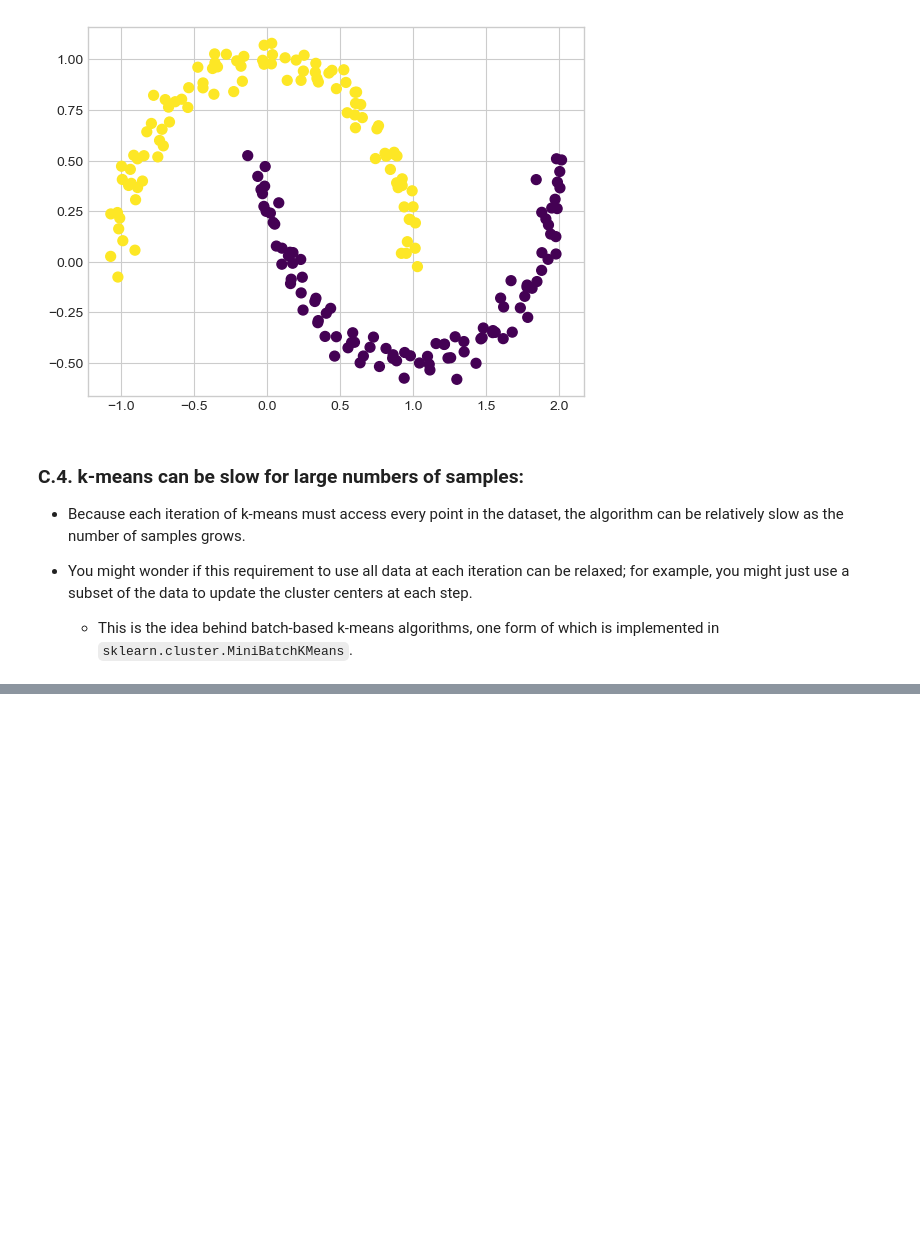
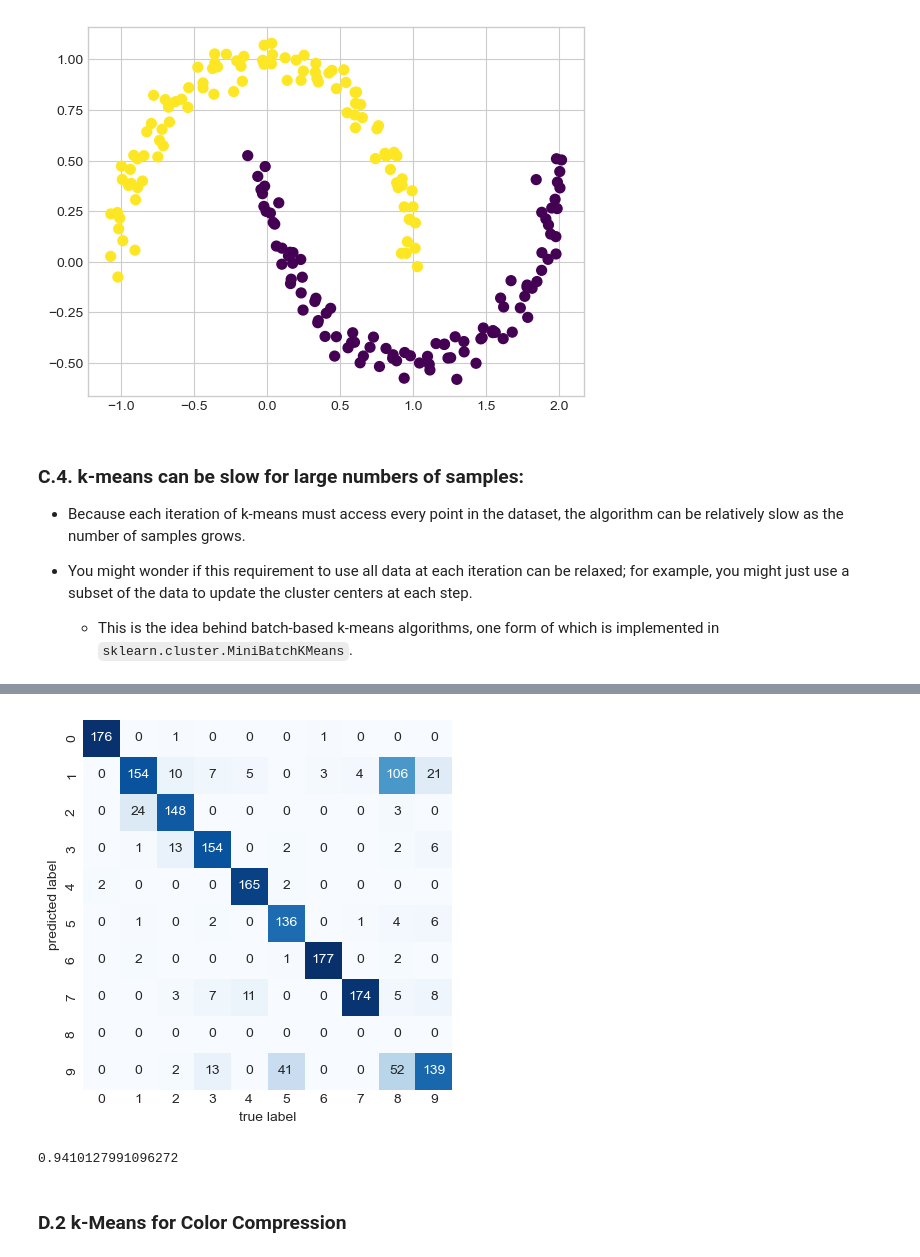
Before and after one commit to Spin8Cycle/ds-proj-remote, a Jupyter notebook: PDSHEx/ml_sklearn_notes/ml_kMeans_clustering.ipynb, the cells around one changed output, grey strips where cells are left out. Saved outputs shown, nothing was run; the diff lists cells and outputs as text; code cells hidden in the pictures; blank space fills up the shorter version.

```diff
--- a/PDSHEx/ml_sklearn_notes/ml_kMeans_clustering.ipynb
+++ b/PDSHEx/ml_sklearn_notes/ml_kMeans_clustering.ipynb
@@ -207,0 +249,35 @@ plt.scatter(X[:, 0], X[:, 1], c=labels, s=50, cmap='viridis');
+# %%
+import seaborn as sns
+
+mat = confusion_matrix(digits.target, labels)
+sns.heatmap(mat.T, square=True, annot=True, fmt='d',
+            cbar=False, cmap='Blues',
+            xticklabels=digits.target_names,
+            yticklabels=digits.target_names)
+plt.xlabel('true label')
+plt.ylabel('predicted label');
+# %% [output]
+[figure, added]
+# %%
+from sklearn.manifold import TSNE
+
+# Project the data: this step will take several seconds
+tsne = TSNE(n_components=2, init='random', learning_rate='auto',random_state=0)
+digits_proj = tsne.fit_transform(digits.data)
+
+# Compute the clusters
+kmeans = KMeans(n_clusters=10, random_state=0)
+clusters = kmeans.fit_predict(digits_proj)
+
+# Permute the labels
+labels = np.zeros_like(clusters)
+for i in range(10):
+    mask = (clusters == i)
+    labels[mask] = mode(digits.target[mask])[0]
+
+# Compute the accuracy
+accuracy_score(digits.target, labels)
+# %% [output]
+0.9410127991096272
+# %% [markdown]
+### D.2 k-Means for Color Compression
```
Also changed, not shown: parts of 5 cells of this notebook.
